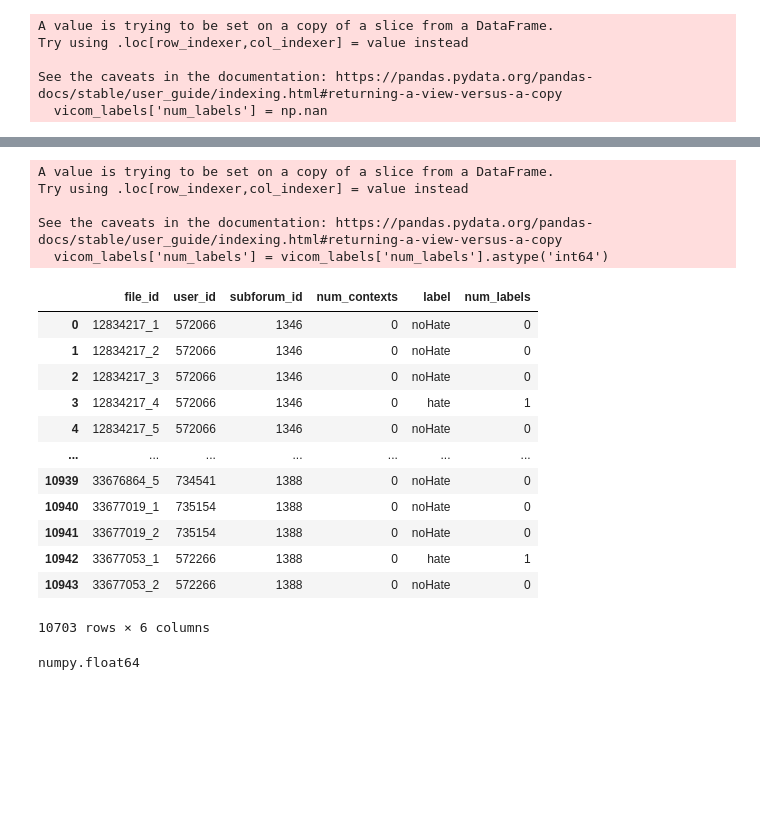
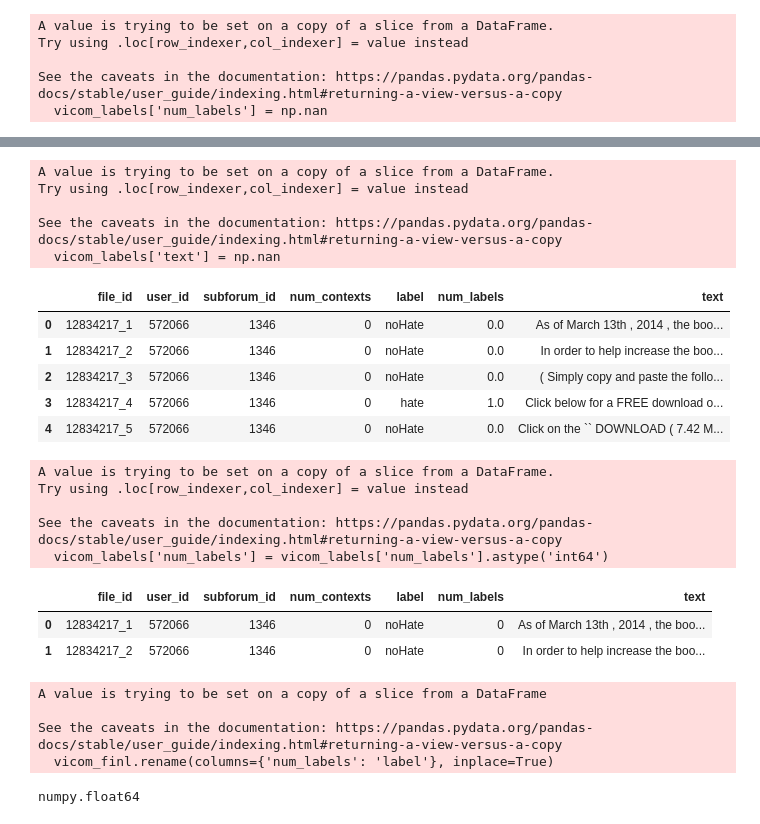
Before and after one commit to samtall/CapstoneProject, a Jupyter notebook: Code/datasets.ipynb, the cells around one changed output, grey strips where cells are left out. Saved outputs shown, nothing was run; the diff lists cells and outputs as text; code cells hidden in the pictures; blank space fills up the shorter version.

Commit message:
next step... text processing

```diff
--- a/Code/datasets.ipynb
+++ b/Code/datasets.ipynb
@@ -117,3 +120,45 @@ See the caveats in the documentation: https://pandas.pydata.org/pandas-docs/stab
+# %%
+import os
+import numpy as np
+
+vicom_files = "/home/sam/Projects/Senior Capstone/CapstoneProject/Data/vicom_data/all_files"
+
+vicom_labels['text'] = np.nan
+
+for file in os.listdir(vicom_files):
+    filename = os.fsdecode(file)
+
+    filename, ext = os.path.splitext(filename)
+
+    full_path = os.path.join(vicom_files, file)
+
+    mask = (vicom_labels['file_id'] == filename)
+
+    try:
+        # Open and read the file
+        with open(full_path, 'r', encoding='utf-8') as f:
+            text = f.read()
+
+        # Update the DataFrame using .loc for proper assignment
+        vicom_labels.loc[mask, 'text'] = text
+
+    except Exception as e:
+        print(f"Error processing file {file}: {e}")
+# %% [output]
+A value is trying to be set on a copy of a slice from a DataFrame.
+Try using .loc[row_indexer,col_indexer] = value instead
+
+See the caveats in the documentation: https://pandas.pydata.org/pandas-docs/stable/user_guide/indexing.html#returning-a-view-versus-a-copy
+  vicom_labels['text'] = np.nan
+# %%
+vicom_labels.head()
+# %% [output]
+|  | file_id | user_id | subforum_id | num_contexts | label | num_labels | text |
+| 0 | 12834217_1 | 572066 | 1346 | 0 | noHate | 0.0 | As of March 13th , 2014 , the boo... |
+| 1 | 12834217_2 | 572066 | 1346 | 0 | noHate | 0.0 | In order to help increase the boo... |
+| 2 | 12834217_3 | 572066 | 1346 | 0 | noHate | 0.0 | ( Simply copy and paste the follo... |
+| 3 | 12834217_4 | 572066 | 1346 | 0 | hate | 1.0 | Click below for a FREE download o... |
+| 4 | 12834217_5 | 572066 | 1346 | 0 | noHate | 0.0 | Click on the `` DOWNLOAD ( 7.42 M... |
 # %%
 vicom_labels['num_labels'] = vicom_labels['num_labels'].astype('int64')
 # %% [output]
@@ -123,21 +168,20 @@ Try using .loc[row_indexer,col_indexer] = value instead
 See the caveats in the documentation: https://pandas.pydata.org/pandas-docs/stable/user_guide/indexing.html#returning-a-view-versus-a-copy
   vicom_labels['num_labels'] = vicom_labels['num_labels'].astype('int64')
 # %%
-vicom_labels
+vicom_labels.head(2)
 # %% [output]
-|  | file_id | user_id | subforum_id | num_contexts | label | num_labels |
-| 0 | 12834217_1 | 572066 | 1346 | 0 | noHate | 0 |
-| 1 | 12834217_2 | 572066 | 1346 | 0 | noHate | 0 |
-| 2 | 12834217_3 | 572066 | 1346 | 0 | noHate | 0 |
-| 3 | 12834217_4 | 572066 | 1346 | 0 | hate | 1 |
-| 4 | 12834217_5 | 572066 | 1346 | 0 | noHate | 0 |
-| ... | ... | ... | ... | ... | ... | ... |
-| 10939 | 33676864_5 | 734541 | 1388 | 0 | noHate | 0 |
-| 10940 | 33677019_1 | 735154 | 1388 | 0 | noHate | 0 |
-| 10941 | 33677019_2 | 735154 | 1388 | 0 | noHate | 0 |
-| 10942 | 33677053_1 | 572266 | 1388 | 0 | hate | 1 |
-| 10943 | 33677053_2 | 572266 | 1388 | 0 | noHate | 0 |
+|  | file_id | user_id | subforum_id | num_contexts | label | num_labels | text |
+| 0 | 12834217_1 | 572066 | 1346 | 0 | noHate | 0 | As of March 13th , 2014 , the boo... |
+| 1 | 12834217_2 | 572066 | 1346 | 0 | noHate | 0 | In order to help increase the boo... |
-10703 rows × 6 columns
+# %%
+vi_cols = ['text', 'num_labels']
+vicom_finl = vicom_labels[vi_cols]
+vicom_finl.rename(columns={'num_labels': 'label'}, inplace=True)
+# %% [output]
+A value is trying to be set on a copy of a slice from a DataFrame
+
+See the caveats in the documentation: https://pandas.pydata.org/pandas-docs/stable/user_guide/indexing.html#returning-a-view-versus-a-copy
+  vicom_finl.rename(columns={'num_labels': 'label'}, inplace=True)
 # %%
 type(vicom_labels['num_labels'][2])
 # %% [output]
```
Also changed, not shown: parts of 45 cells of this notebook, 7 other files.
